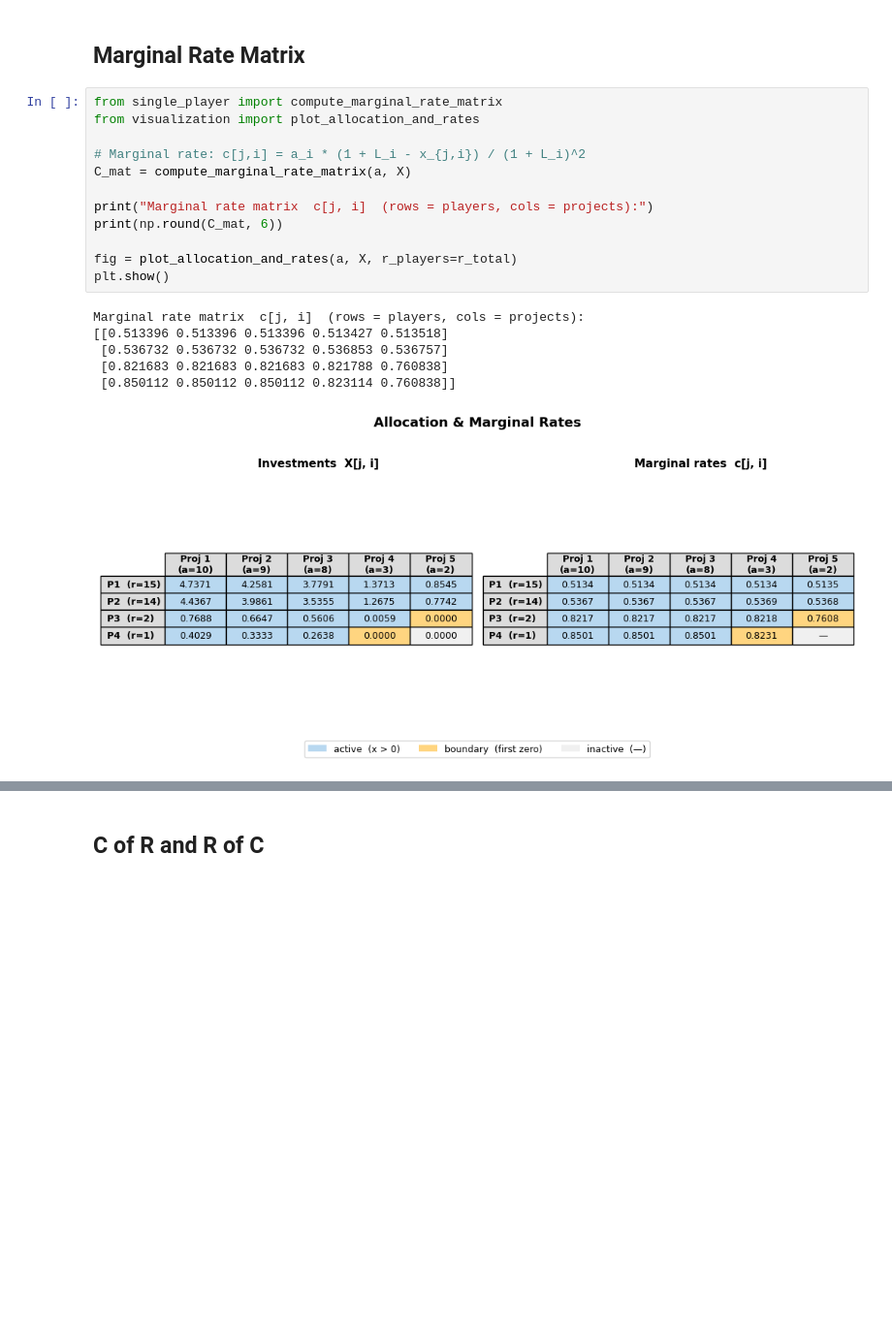
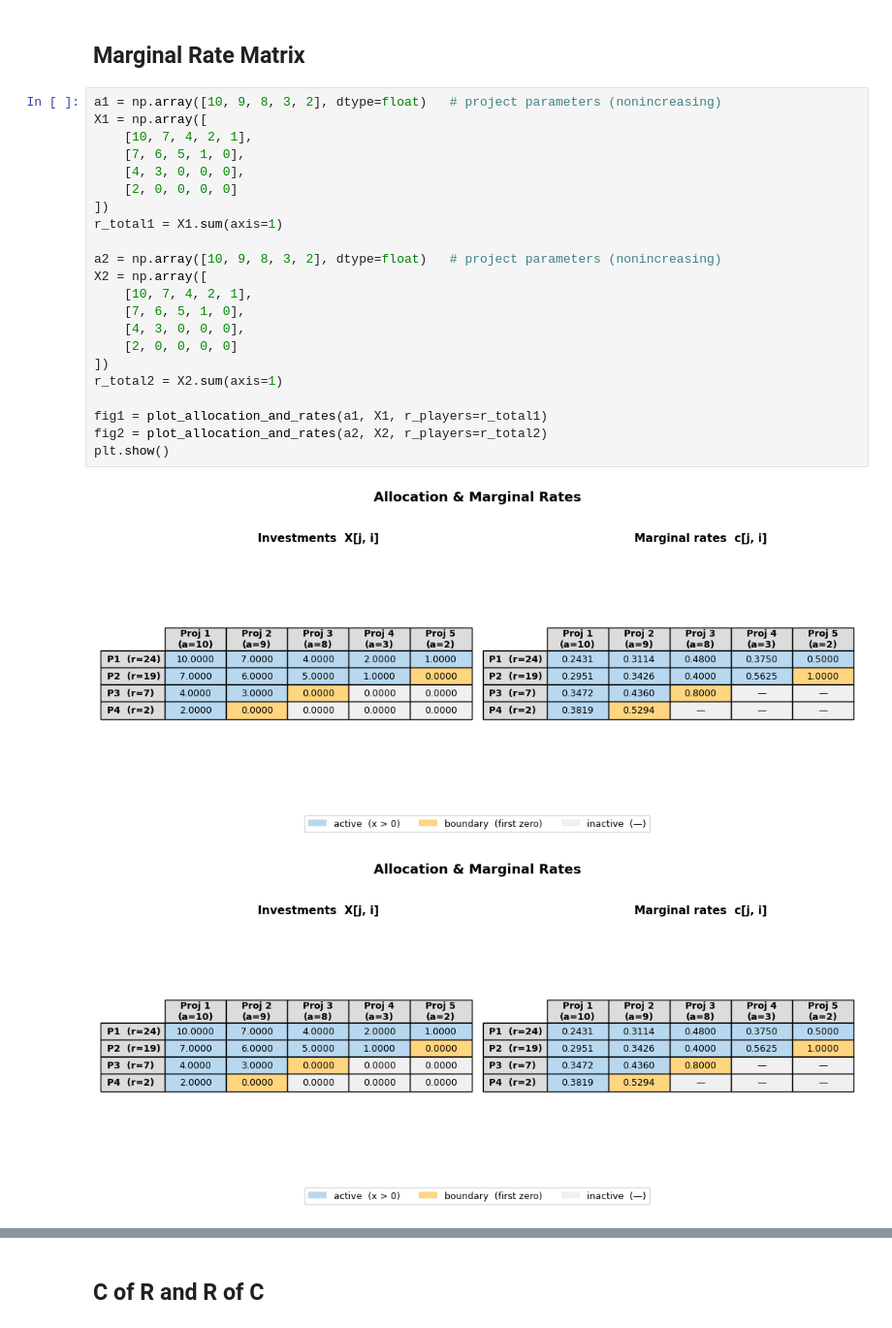
Before and after one commit to ggaitsgori/GMU, a Jupyter notebook: GMU_playground.ipynb, the cells around one changed output, grey strips where cells are left out. Shown at 97% size. Drawn from its saved outputs; the diff is of its cells as text; blank space fills up the shorter version.

```diff
--- a/GMU_playground.ipynb
+++ b/GMU_playground.ipynb
@@ -85,21 +88,27 @@ HTML(ani.data)  # display inline
 # %% [markdown]
 ## Marginal Rate Matrix
 # %%
-from single_player import compute_marginal_rate_matrix
-from visualization import plot_allocation_and_rates
+a1 = np.array([10, 9, 8, 3, 2], dtype=float)   # project parameters (nonincreasing)
+X1 = np.array([
+    [10, 7, 4, 2, 1],
+    [7, 6, 5, 1, 0],
+    [4, 3, 0, 0, 0],
+    [2, 0, 0, 0, 0]
+])
+r_total1 = X1.sum(axis=1)
 
-# Marginal rate: c[j,i] = a_i * (1 + L_i - x_{j,i}) / (1 + L_i)^2
-C_mat = compute_marginal_rate_matrix(a, X)
+a2 = np.array([10, 9, 8, 3, 2], dtype=float)   # project parameters (nonincreasing)
+X2 = np.array([
+    [10, 7, 4, 2, 1],
+    [7, 6, 5, 1, 0],
+    [4, 3, 0, 0, 0],
+    [2, 0, 0, 0, 0]
+])
+r_total2 = X2.sum(axis=1)
 
-print("Marginal rate matrix  c[j, i]  (rows = players, cols = projects):")
-print(np.round(C_mat, 6))
-
-fig = plot_allocation_and_rates(a, X, r_players=r_total)
+fig1 = plot_allocation_and_rates(a1, X1, r_players=r_total1)
+fig2 = plot_allocation_and_rates(a2, X2, r_players=r_total2)
 plt.show()
 # %% [output]
-Marginal rate matrix  c[j, i]  (rows = players, cols = projects):
-[[0.513396 0.513396 0.513396 0.513427 0.513518]
- [0.536732 0.536732 0.536732 0.536853 0.536757]
- [0.821683 0.821683 0.821683 0.821788 0.760838]
- [0.850112 0.850112 0.850112 0.823114 0.760838]]
-[figure, old version]
+[figure, new version]
+[figure, added]
```
Also changed, not shown: parts of 3 cells of this notebook.
